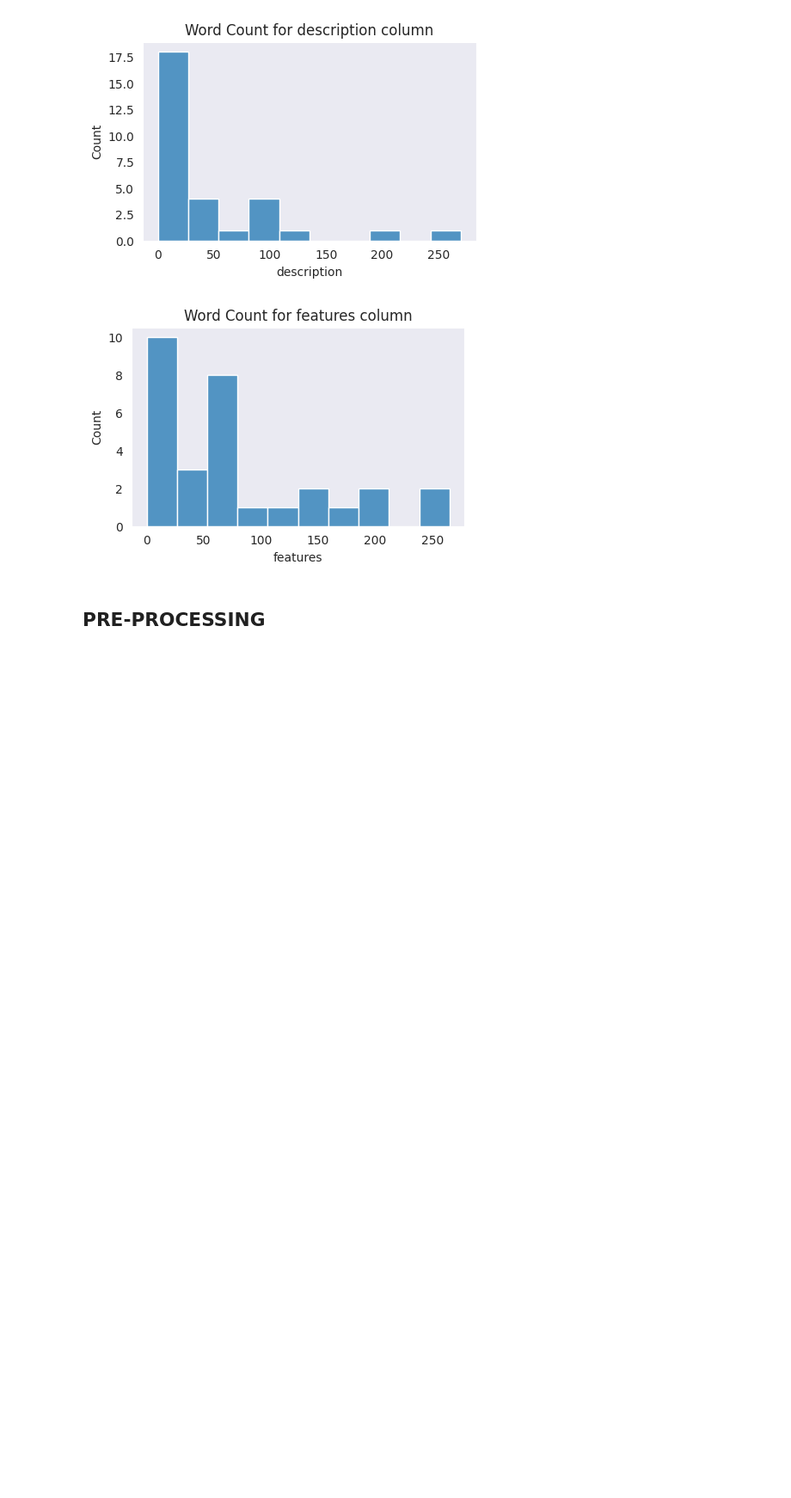
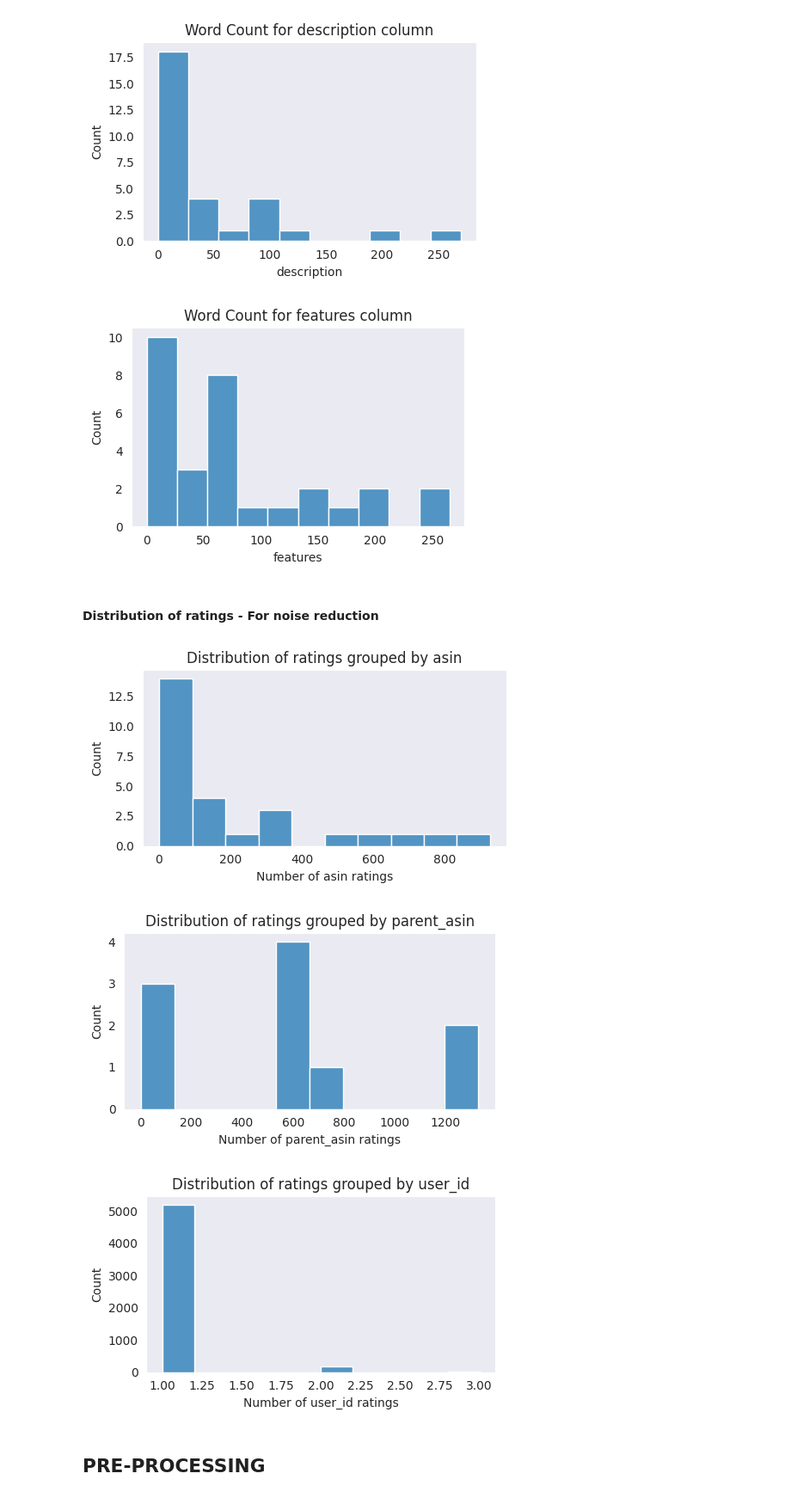
Before and after one commit to ds-edu/capstone-recsys, a Jupyter notebook: recsys_ecomm/notebooks/recsys.ipynb, the cells around one changed output. Shown at 86% size. Cells and saved outputs as stored; diff of their text form; code cells hidden in the pictures; blank space fills up the shorter version.

```diff
--- a/recsys_ecomm/notebooks/recsys.ipynb
+++ b/recsys_ecomm/notebooks/recsys.ipynb
@@ -628,6 +628,25 @@ for col in cols_object:
 [figure]
 [figure]
 [figure]
+# %% [markdown]
+#### Distribution of ratings - For noise reduction
+# %%
+# Check the distribution of ratings to help decide the threshold to keep - What's the min no. of ratings for a product to be recommended to user?
+
+cols_of_interest = ['asin', 'parent_asin', 'user_id']
+for col in cols_of_interest:
+    plt.figure(figsize=(5,3))
+    df_vc = df[col].value_counts(ascending=False).reset_index()
+
+    sns.histplot(data=df_vc, x='count', bins=10)
+    plt.xlabel(f'Number of {col} ratings')
+    plt.title(f'Distribution of ratings grouped by {col}')
+    plt.tight_layout()
+    plt.show()
+# %% [output]
+[figure, added]
+[figure, added]
+[figure, added]
 # %% [markdown]
 ## PRE-PROCESSING
 # %% [markdown]
```
Also changed, not shown: parts of 28 cells of this notebook.
